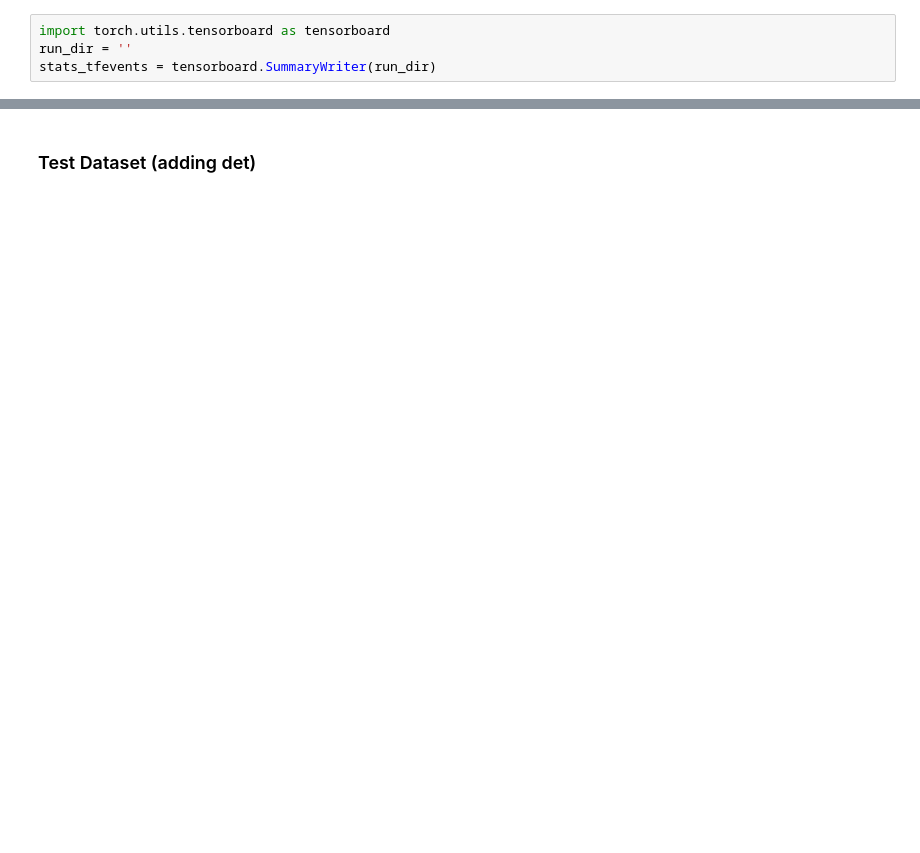
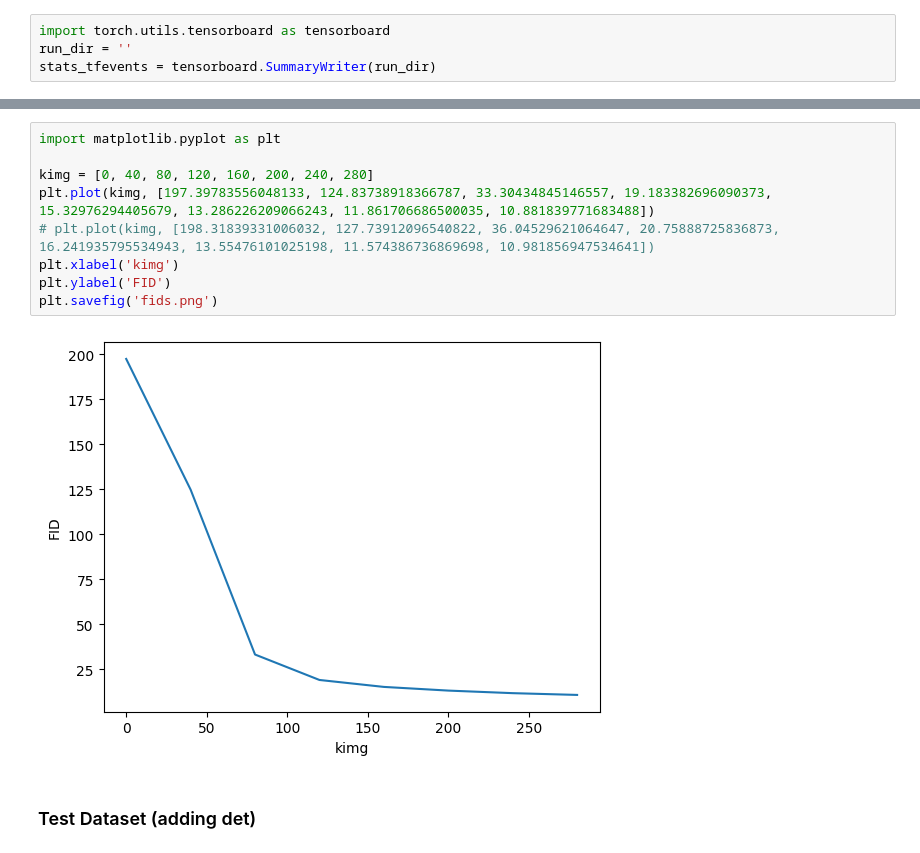
Before and after one commit to ntp-shin/CS-MAT, a Jupyter notebook: test_code.ipynb, the cells around one changed output, grey strips where cells are left out. Saved outputs shown, nothing was run; the diff lists cells and outputs as text; blank space fills up the shorter version.

```diff
--- a/test_code.ipynb
+++ b/test_code.ipynb
@@ -5,3 +20,14 @@ stats_tfevents = tensorboard.SummaryWriter(run_dir)
+# %%
+import matplotlib.pyplot as plt
+
+kimg = [0, 40, 80, 120, 160, 200, 240, 280]
+plt.plot(kimg, [197.39783556048133, 124.83738918366787, 33.30434845146557, 19.183382696090373, 15.32976294405679, 13.286226209066243, 11.861706686500035, 10.881839771683488])
+# plt.plot(kimg, [198.31839331006032, 127.73912096540822, 36.04529621064647, 20.75888725836873, 16.241935795534943, 13.55476101025198, 11.574386736869698, 10.981856947534641])
+plt.xlabel('kimg')
+plt.ylabel('FID')
+plt.savefig('fids.png')
+# %% [output]
+[figure, added]
 # %% [markdown]
 ### Test Dataset (adding det)
 # %%
```
Also changed, not shown: parts of 7 cells of this notebook, 28 other files.
